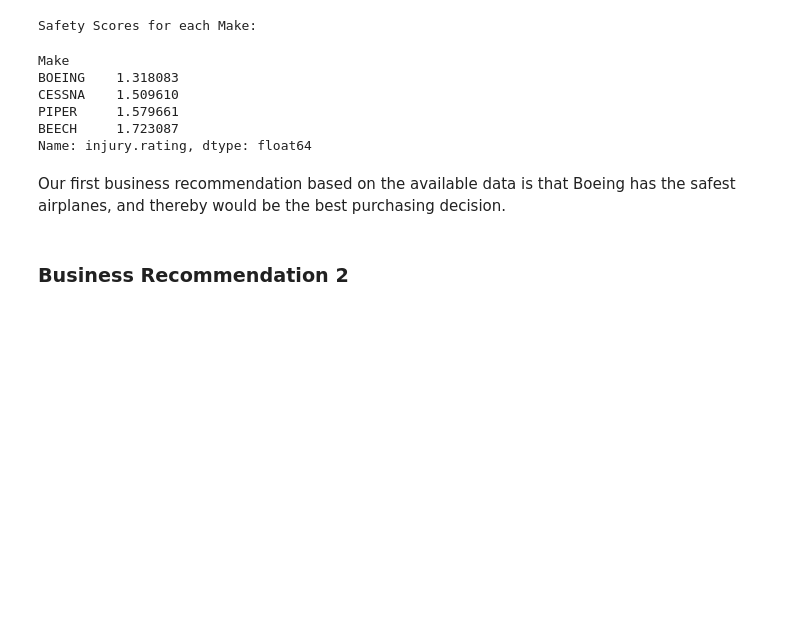
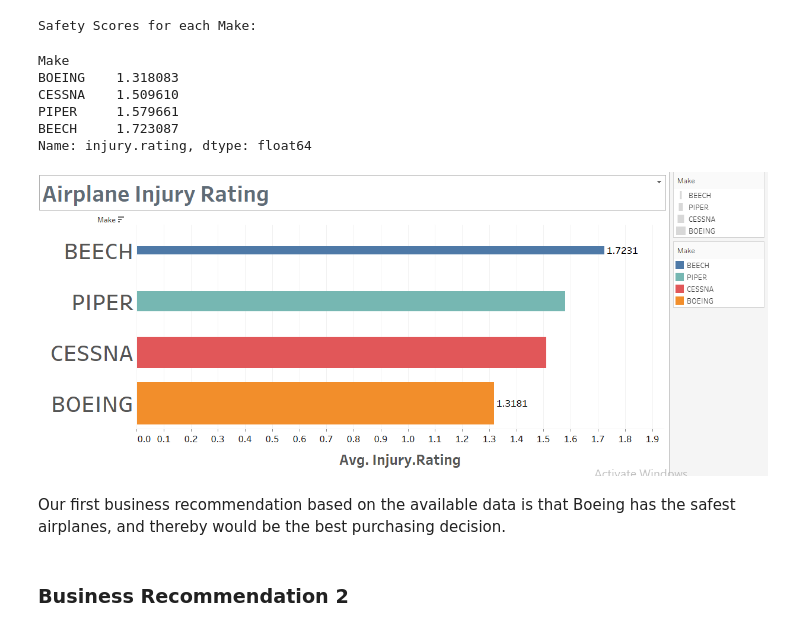
Before and after one commit to falloutb1tch/AvionicSafetyReport, a Jupyter notebook: Final.ipynb, the cells around one changed output. Drawn from its saved outputs; the diff is of its cells as text; code cells hidden in the pictures; blank space fills up the shorter version.

Commit message:
added tableau images to the notebook

```diff
--- a/Final.ipynb
+++ b/Final.ipynb
@@ -975,6 +976,10 @@ CESSNA    1.509610
 PIPER     1.579661
 BEECH     1.723087
 Name: injury.rating, dtype: float64
+# %%
+Image(filename='images/Airplane_Injury_Rating.PNG')
+# %% [output]
+[figure, added]
 # %% [markdown]
 Our first business recommendation based on the available data is that Boeing has the safest airplanes, and thereby would be the best purchasing decision.
 # %% [markdown]
```
Also changed, not shown: parts of 3 cells of this notebook, 1 other file.
